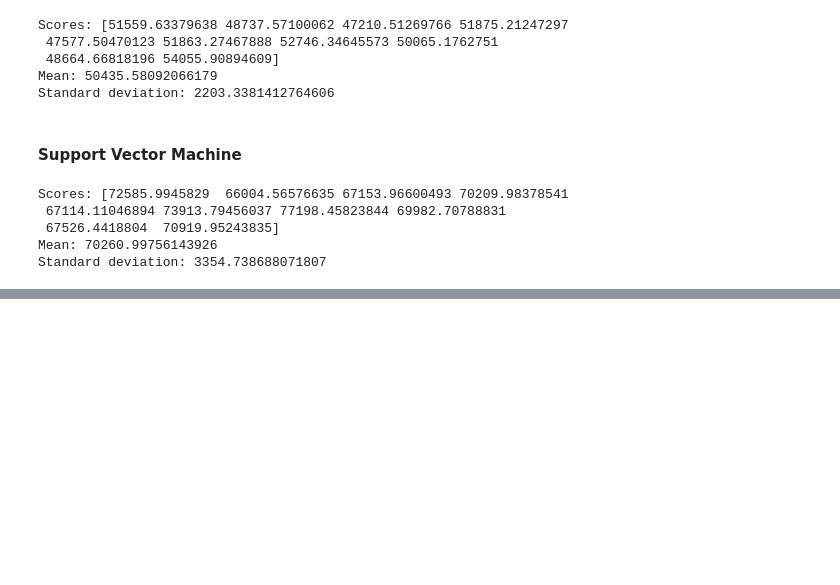
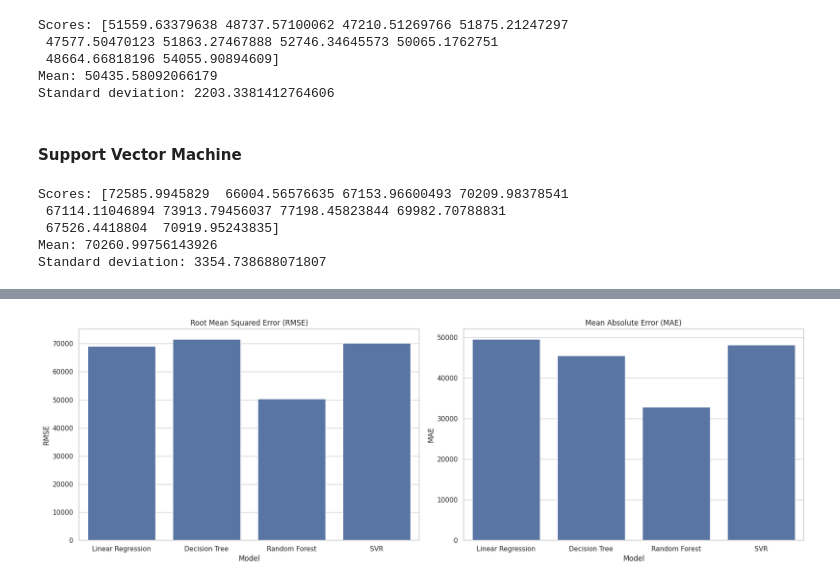
Before and after one commit to bademari/AI_ML_Lab, a Jupyter notebook: Lab 1_2_3.ipynb, the cells around one changed output, grey strips where cells are left out. Drawn from its saved outputs; the diff is of its cells as text; code cells hidden in the pictures; blank space fills up the shorter version.

```diff
--- a/Lab 1_2_3.ipynb
+++ b/Lab 1_2_3.ipynb
@@ -570,0 +607,33 @@ metrics = {
+# %%
+metrics_cross = {
+    'Linear Regression': {'RMSE': lin_rmse_scores.mean(), 'MAE': lin_mae_scores.mean()},
+    'Decision Tree': {'RMSE': tree_rmse_scores.mean(), 'MAE': tree_mae_scores.mean()},
+    'Random Forest': {'RMSE': forest_rmse_scores.mean(), 'MAE': forest_mae_scores.mean()},
+    'SVR': {'RMSE': svm_rmse_scores.mean(), 'MAE': svm_mae_scores.mean()}
+}
+# %%
+metrics_cross_df = pd.DataFrame(metrics_cross).T
+# %%
+import seaborn as sns
+
+sns.set(style="whitegrid")
+
+fig, axes = plt.subplots(1, 2, figsize=(18, 6))
+
+# plot RMSE
+sns.barplot(x=metrics_cross_df.index, y=metrics_cross_df['RMSE'], ax=axes[0])
+axes[0].set_title('Root Mean Squared Error (RMSE)')
+axes[0].set_ylabel('RMSE')
+axes[0].set_xlabel('Model')
+
+# plot MAE
+sns.barplot(x=metrics_cross_df.index, y=metrics_cross_df['MAE'], ax=axes[1])
+axes[1].set_title('Mean Absolute Error (MAE)')
+axes[1].set_ylabel('MAE')
+axes[1].set_xlabel('Model')
+
+# Adjust layout
+plt.tight_layout()
+plt.show()
+# %% [output]
+[figure, added]
```
Also changed, not shown: parts of 6 cells of this notebook.
